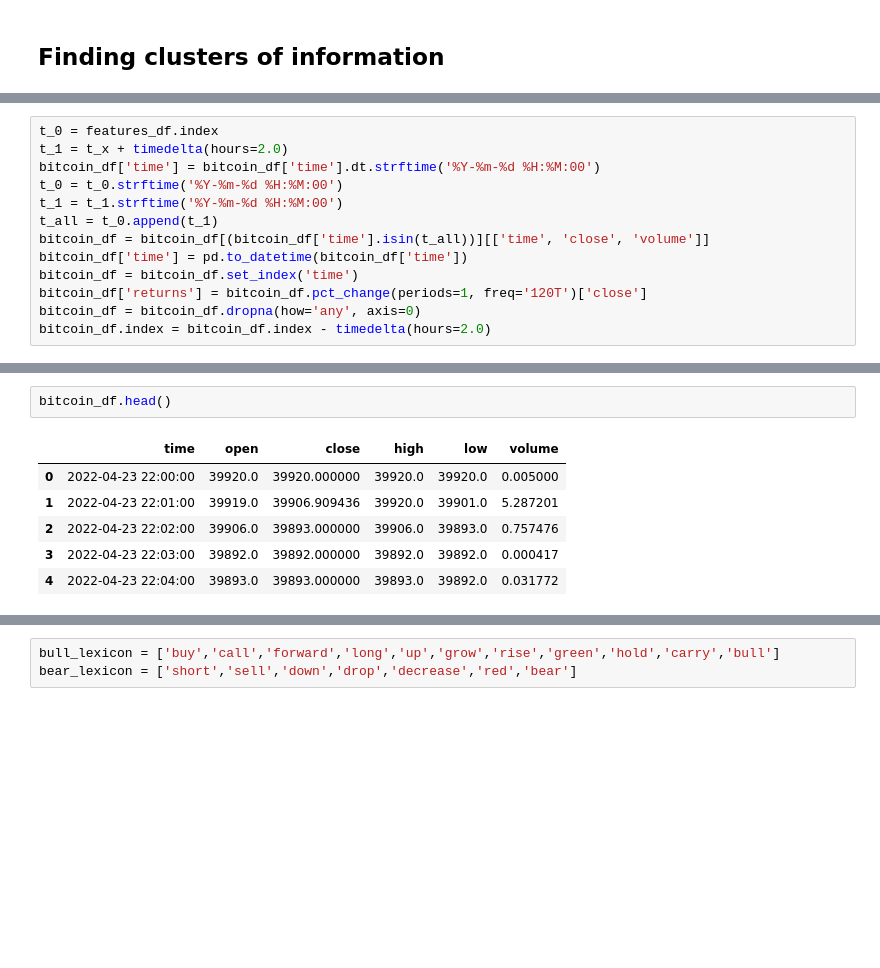
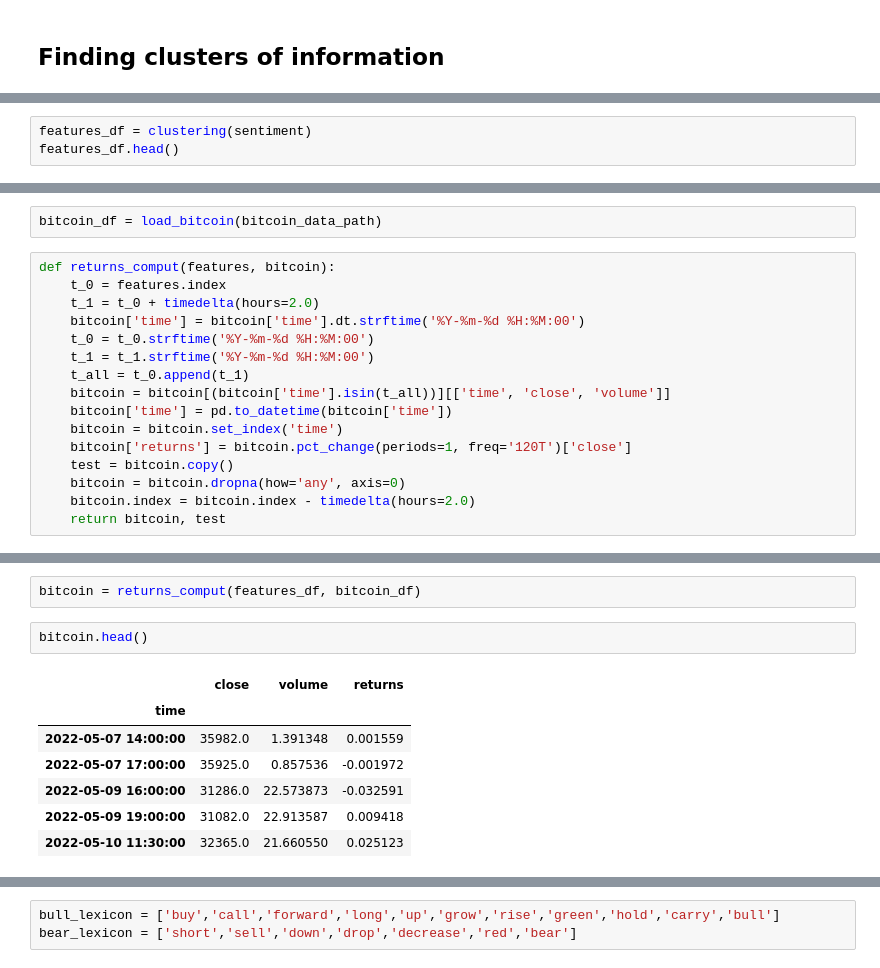
Before and after one commit to Amin-Debabeche/FinEconometrics, a Jupyter notebook: scripts/sentiment_analysis/functions/cleaning.ipynb, the cells around one changed output, grey strips where cells are left out. Cells and saved outputs as stored; diff of their text form; blank space fills up the shorter version.

Commit message:
preparing features dataframe

```diff
--- a/scripts/sentiment_analysis/functions/cleaning.ipynb
+++ b/scripts/sentiment_analysis/functions/cleaning.ipynb
@@ -232,0 +241,3 @@ bitcoin_df = backup
+# %%
+features_df = clustering(sentiment)
+features_df.head()
@@ -233,13 +252,18 @@ bitcoin_df = backup
+# %%
+bitcoin_df = load_bitcoin(bitcoin_data_path)
 # %%
-t_0 = features_df.index
-t_1 = t_x + timedelta(hours=2.0)
-bitcoin_df['time'] = bitcoin_df['time'].dt.strftime('%Y-%m-%d %H:%M:00')
-t_0 = t_0.strftime('%Y-%m-%d %H:%M:00')
-t_1 = t_1.strftime('%Y-%m-%d %H:%M:00')
-t_all = t_0.append(t_1)
-bitcoin_df = bitcoin_df[(bitcoin_df['time'].isin(t_all))][['time', 'close', 'volume']]
-bitcoin_df['time'] = pd.to_datetime(bitcoin_df['time'])
-bitcoin_df = bitcoin_df.set_index('time')
-bitcoin_df['returns'] = bitcoin_df.pct_change(periods=1, freq='120T')['close']
-bitcoin_df = bitcoin_df.dropna(how='any', axis=0)
-bitcoin_df.index = bitcoin_df.index - timedelta(hours=2.0)
+def returns_comput(features, bitcoin):
+    t_0 = features.index
+    t_1 = t_0 + timedelta(hours=2.0)
+    bitcoin['time'] = bitcoin['time'].dt.strftime('%Y-%m-%d %H:%M:00')
+    t_0 = t_0.strftime('%Y-%m-%d %H:%M:00')
+    t_1 = t_1.strftime('%Y-%m-%d %H:%M:00')
+    t_all = t_0.append(t_1)
+    bitcoin = bitcoin[(bitcoin['time'].isin(t_all))][['time', 'close', 'volume']]
+    bitcoin['time'] = pd.to_datetime(bitcoin['time'])
+    bitcoin = bitcoin.set_index('time')
+    bitcoin['returns'] = bitcoin.pct_change(periods=1, freq='120T')['close']
+    test = bitcoin.copy()
+    bitcoin = bitcoin.dropna(how='any', axis=0)
+    bitcoin.index = bitcoin.index - timedelta(hours=2.0)
+    return bitcoin, test
@@ -257,12 +365,15 @@ bitcoin_df
+# %%
+bitcoin = returns_comput(features_df, bitcoin_df)
 # %%
-bitcoin_df.head()
+bitcoin.head()
 # %% [output]
-|  | time | open | close | high | low | volume |
-| 0 | 2022-04-23 22:00:00 | 39920.0 | 39920.000000 | 39920.0 | 39920.0 | 0.005000 |
-| 1 | 2022-04-23 22:01:00 | 39919.0 | 39906.909436 | 39920.0 | 39901.0 | 5.287201 |
-| 2 | 2022-04-23 22:02:00 | 39906.0 | 39893.000000 | 39906.0 | 39893.0 | 0.757476 |
-| 3 | 2022-04-23 22:03:00 | 39892.0 | 39892.000000 | 39892.0 | 39892.0 | 0.000417 |
-| 4 | 2022-04-23 22:04:00 | 39893.0 | 39893.000000 | 39893.0 | 39892.0 | 0.031772 |
+|  | close | volume | returns |
+| time |  |  |  |
+| 2022-05-07 14:00:00 | 35982.0 | 1.391348 | 0.001559 |
+| 2022-05-07 17:00:00 | 35925.0 | 0.857536 | -0.001972 |
+| 2022-05-09 16:00:00 | 31286.0 | 22.573873 | -0.032591 |
+| 2022-05-09 19:00:00 | 31082.0 | 22.913587 | 0.009418 |
+| 2022-05-10 11:30:00 | 32365.0 | 21.660550 | 0.025123 |
 # %%
 bitcoin_df['close'].plot(figsize=(20,10))
 # %% [output]
```
Also changed, not shown: parts of 71 cells of this notebook, 1 other file.
